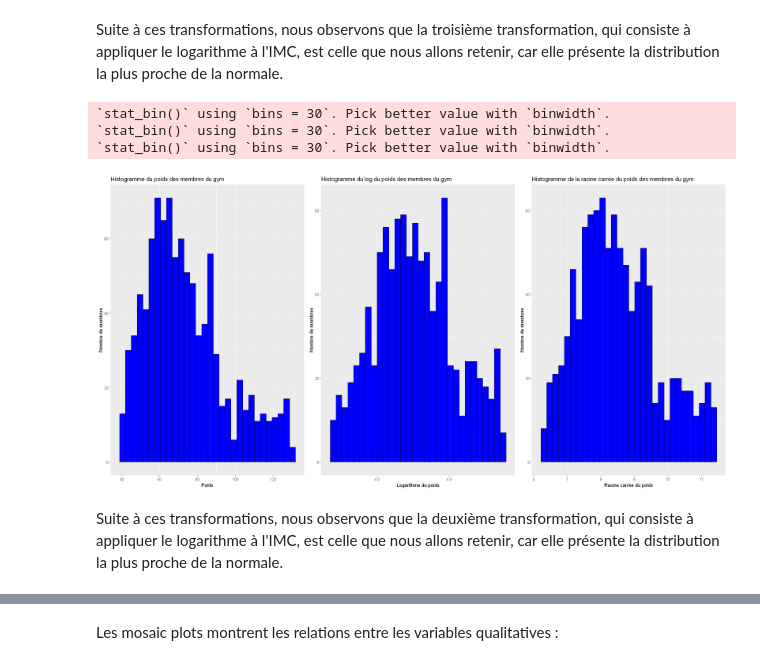
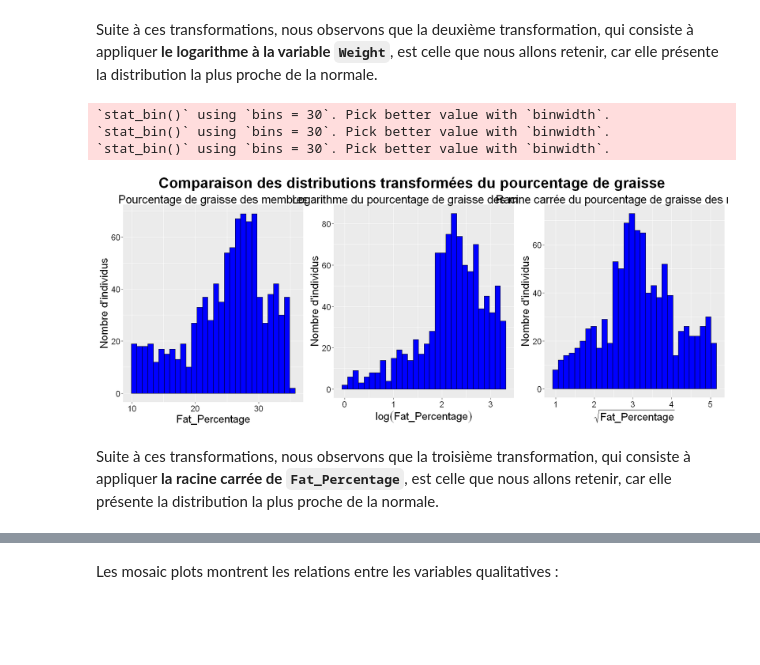
Before and after one commit to Dorianhgn/ProjetML4A, a Jupyter notebook: notebook_R.ipynb, the cells around one changed output, grey strips where cells are left out. Cells and saved outputs as stored; diff of their text form; code cells hidden in the pictures; blank space fills up the shorter version.

```diff
--- a/notebook_R.ipynb
+++ b/notebook_R.ipynb
@@ -176,15 +272,26 @@ gym[, "LFat_Percentage"] <- log((max_fat + 1) - gym[,"Fat_Percentage"])
 # %% [markdown]
-Suite à ces transformations, nous observons que la troisième transformation, qui consiste à appliquer le logarithme à l'IMC, est celle que nous allons retenir, car elle présente la distribution la plus proche de la normale.
+Suite à ces transformations, nous observons que la deuxième transformation, qui consiste à appliquer **le logarithme à la variable `Weight`**, est celle que nous allons retenir, car elle présente la distribution la plus proche de la normale.
 # %%
-g4 <- ggplot(gym, aes(Weight..kg.)) + geom_histogram(fill = "blue", color = "black") + labs(title = "Histogramme du poids des membres du gym", x = "Poids", y = "Nombre de membres")
-g5 <- ggplot(gym, aes(LWeight)) + geom_histogram(fill = "blue", color = "black") + labs(title = "Histogramme du log du poids des membres du gym", x = "Logarithme du poids", y = "Nombre de membres")
-g6 <- ggplot(gym, aes(SWeight)) + geom_histogram(fill = "blue", color = "black") + labs(title = "Histogramme de la racine carrée du poids des membres du gym", x = "Racine carrée du poids", y = "Nombre de membres")
-grid.arrange(g4, g5,g6, ncol = 3)
-rm(g4, g5, g6)
+g1 <- ggplot(gym, aes(Fat_Percentage)) +
+    geom_histogram(fill = "blue", color = "black") +
+    labs(title = "Pourcentage de graisse des membres", x = "Fat_Percentage", y = "Nombre d'individus")
+
+g2 <- ggplot(gym, aes(LFat_Percentage)) +
+    geom_histogram(fill = "blue", color = "black") +
+    labs(title = "Logarithme du pourcentage de graisse des membres", x = expression(log(Fat_Percentage)), y = "Nombre d'individus")
+
+g3 <- ggplot(gym, aes(SFat_Percentage)) +
+    geom_histogram(fill = "blue", color = "black") +
+    labs(title = "Racine carrée du pourcentage de graisse des membres", x = expression(sqrt(Fat_Percentage)), y = "Nombre d'individus")
+
+main <- "Comparaison des distributions transformées du pourcentage de graisse"
+title1=text_grob(main, size = 25, face = "bold")
+grid.arrange(g1, g2, g3, ncol = 3, top = title1)
+rm(g1, g2, g3)
 # %% [output]
 `stat_bin()` using `bins = 30`. Pick better value with `binwidth`.
 `stat_bin()` using `bins = 30`. Pick better value with `binwidth`.
 `stat_bin()` using `bins = 30`. Pick better value with `binwidth`.
-[figure, old version]
+[figure, new version]
 # %% [markdown]
-Suite à ces transformations, nous observons que la deuxième transformation, qui consiste à appliquer le logarithme à l'IMC, est celle que nous allons retenir, car elle présente la distribution la plus proche de la normale.
+Suite à ces transformations, nous observons que la troisième transformation, qui consiste à appliquer **la racine carrée de `Fat_Percentage`**, est celle que nous allons retenir, car elle présente la distribution la plus proche de la normale.
```
Also changed, not shown: parts of 61 cells of this notebook.
